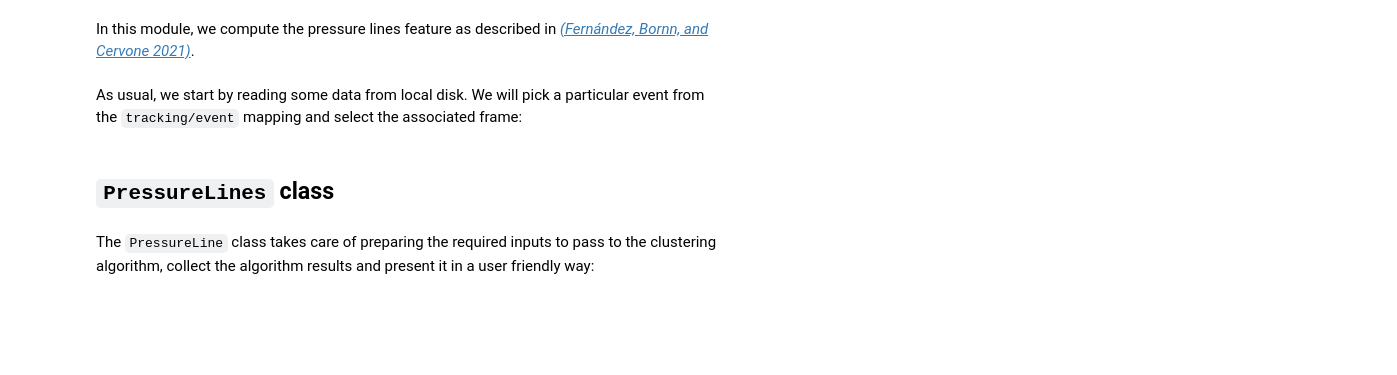
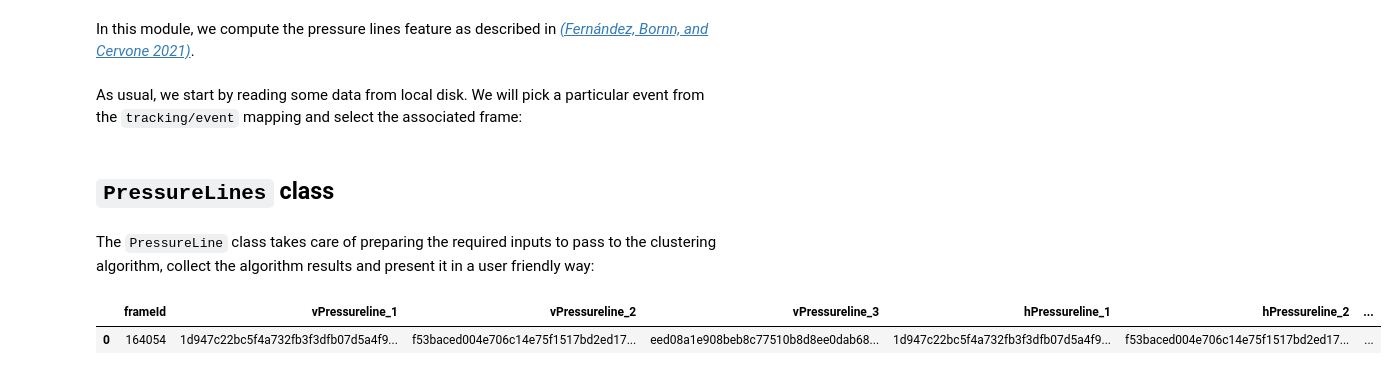
Before and after one commit to tkharrat/omniFeatures, a Jupyter notebook: nbs/01_pressurelines.ipynb, the cells around one changed output. Drawn from its saved outputs; the diff is of its cells as text; code cells hidden in the pictures; blank space fills up the shorter version.

```diff
--- a/nbs/01_pressurelines.ipynb
+++ b/nbs/01_pressurelines.ipynb
@@ -96,3 +255,9 @@ class PressureLines:
 # %%
-press = PressureLines(frame, tracking_event_mapping, lineup, KMeans, n_clusters=3)
+press = PressureLines(frame, tracking_event_mapping, lineup, AgglomerativeClustering, n_clusters=3)
 press._prepare_inputs()
+press._fit()
+press._sort()
+press.pl
+# %% [output]
+|  | frameId | vPressureline_1 | vPressureline_2 | vPressureline_3 | hPressureline_1 | hPressureline_2 | ... |
+| 0 | 164054 | 1d947c22bc5f4a732fb3f3dfb07d5a4f9... | f53baced004e706c14e75f1517bd2ed17... | eed08a1e908beb8c77510b8d8ee0dab68... | 1d947c22bc5f4a732fb3f3dfb07d5a4f9... | f53baced004e706c14e75f1517bd2ed17... | ... |
```
Also changed, not shown: parts of 6 cells of this notebook, 2 other files.
